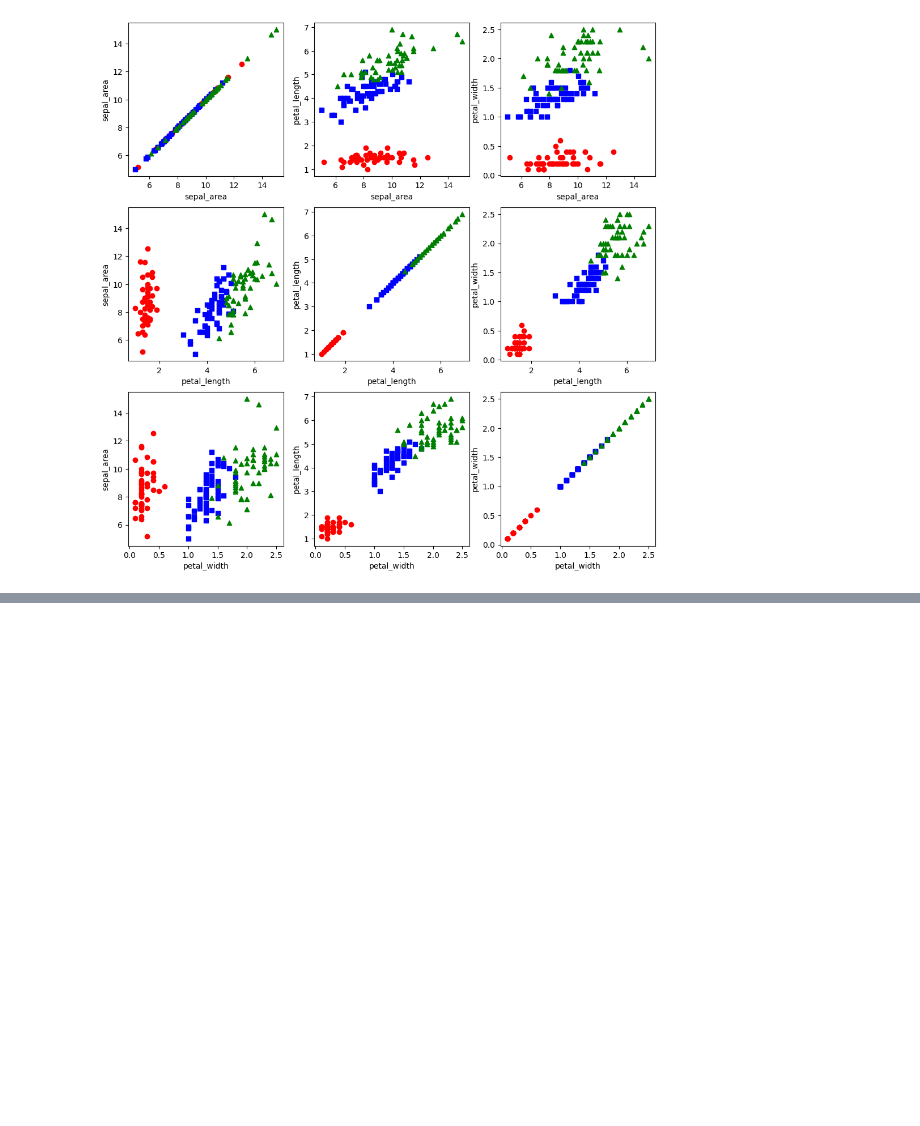
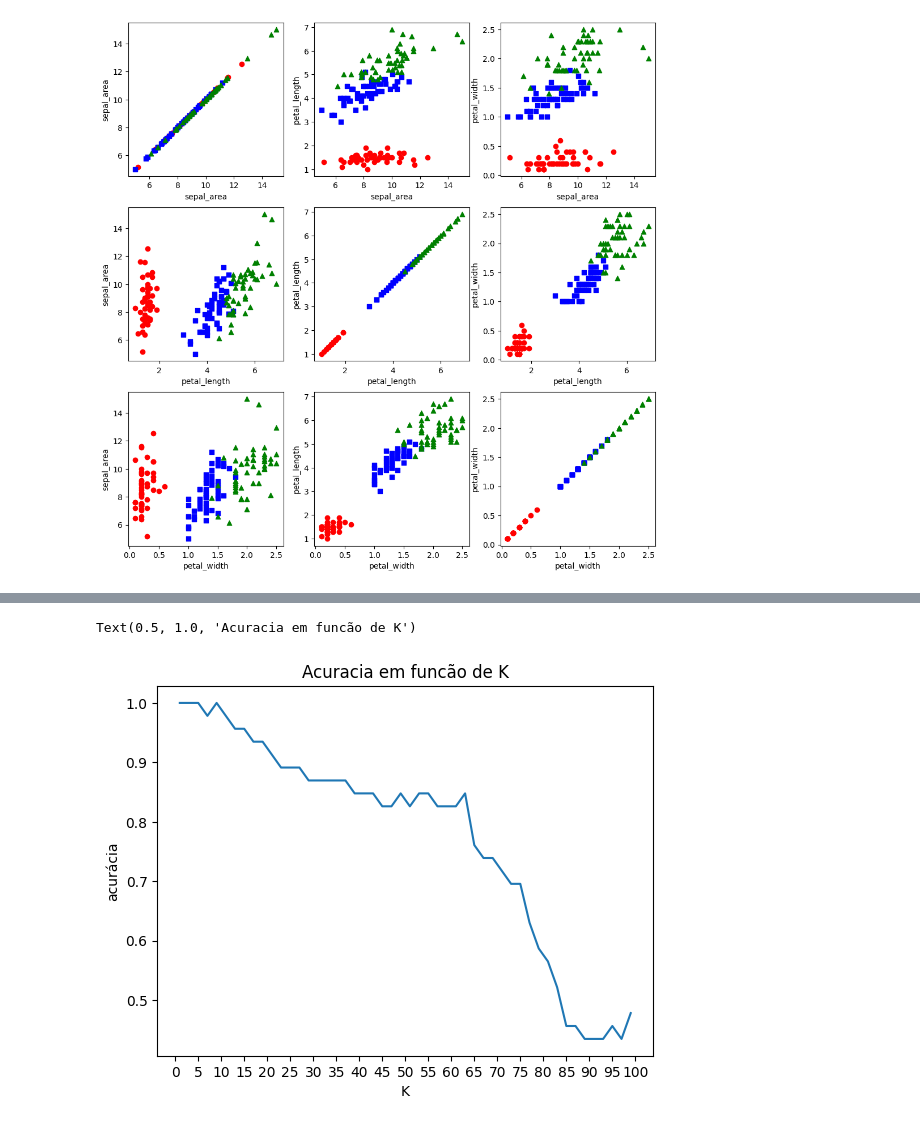
Before and after one commit to gabriel-victor933/project-knn, a Jupyter notebook: main.ipynb, the cells around one changed output, grey strips where cells are left out. Drawn from its saved outputs; the diff is of its cells as text; code cells hidden in the pictures; blank space fills up the shorter version.

```diff
--- a/main.ipynb
+++ b/main.ipynb
@@ -81,3 +110,5 @@ train_data, test_data = partition_data(data,0.7)
 
 train_data_x, train_data_y = (zip(*train_data))
 test_data_x, test_data_y = (zip(*test_data))
+
+test_data_y = np.array(test_data_y)
@@ -90,0 +115,22 @@ knn.classify(test_data_x[0])
+# %%
+knn = NearestNeighbors(train_data_x,train_data_y)
+
+xs = np.arange(1, 100,2)
+ys = []
+for k in  xs:
+    result = knn.classify(test_data_x,k, euclidean_distance)
+
+    acc = ((result == test_data_y).sum())/len(test_data_y)
+
+    ys.append(acc)
+
+
+plt.plot(xs,ys)
+plt.xticks(np.arange(0, 105, 5))
+plt.xlabel('K')
+plt.ylabel('acurácia')
+
+plt.title('Acuracia em funcão de K')
+# %% [output]
+Text(0.5, 1.0, 'Acuracia em funcão de K')
+[figure, added]
```
Also changed, not shown: parts of 5 cells of this notebook.
